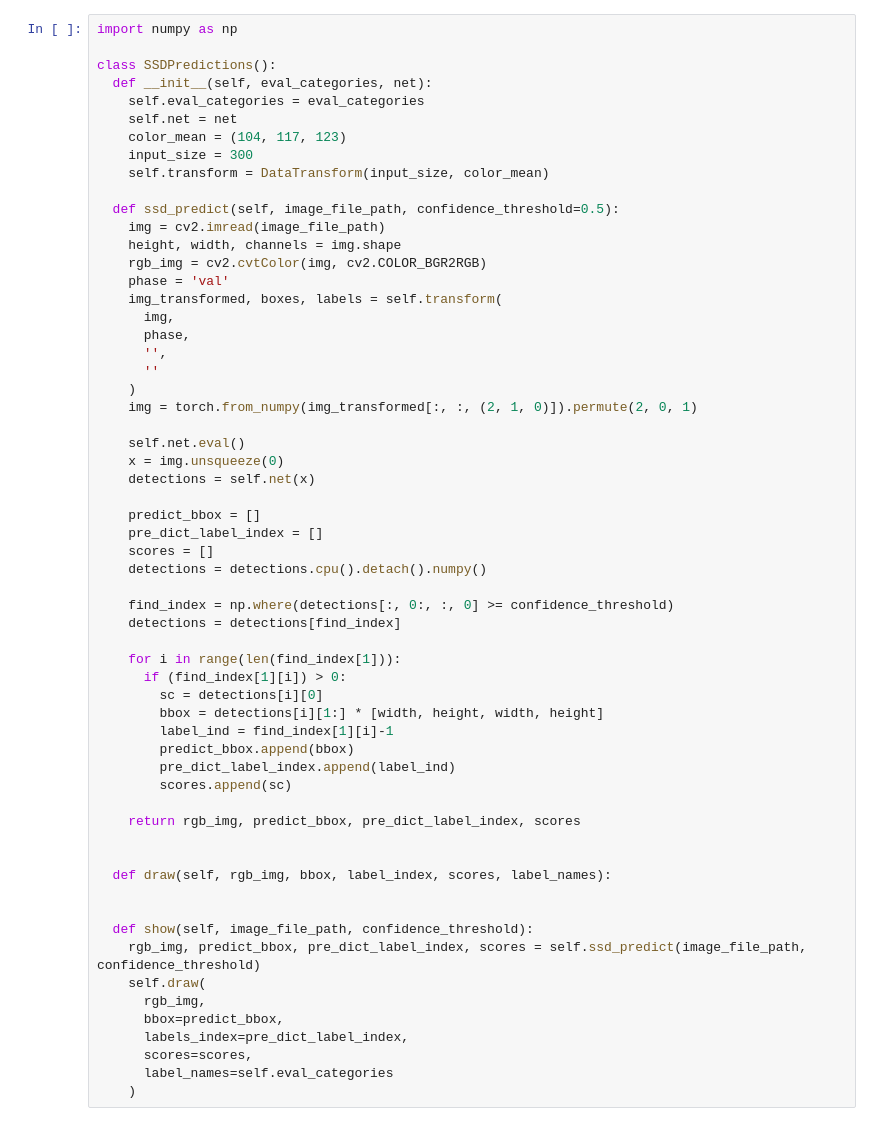
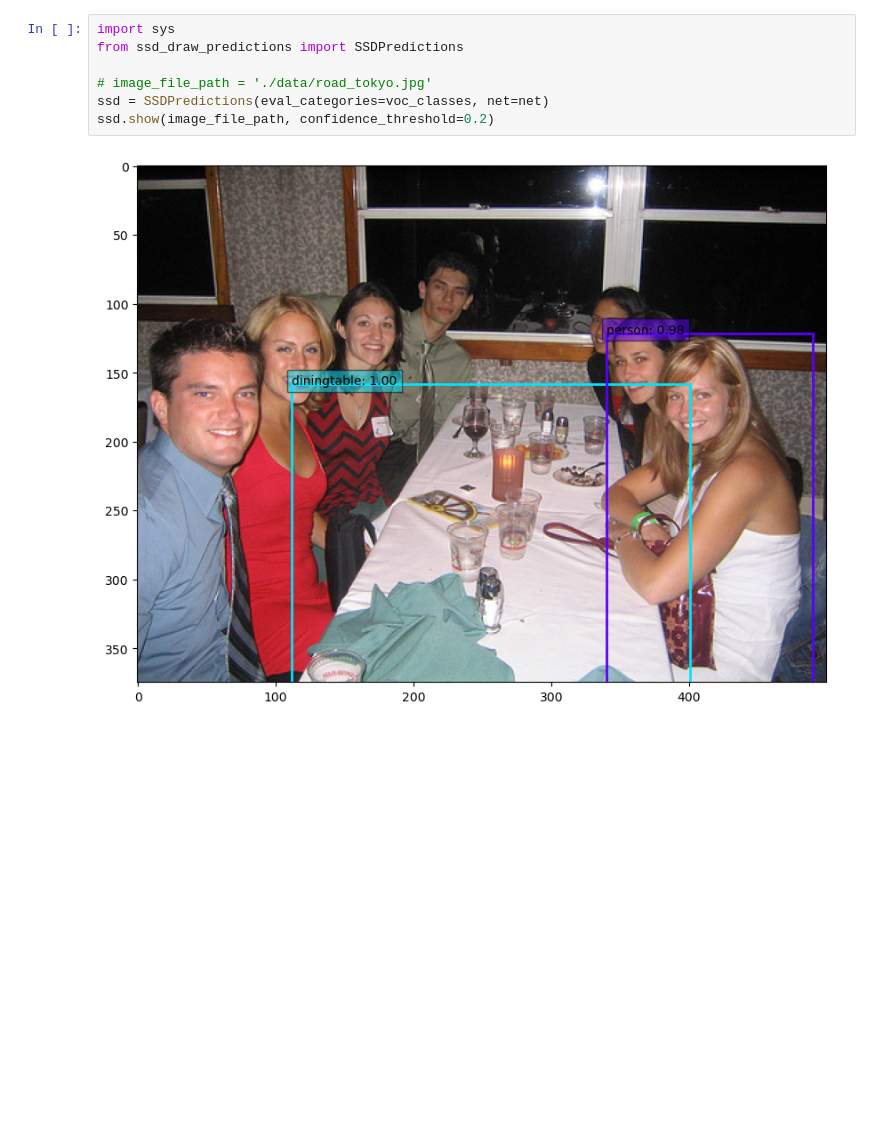
Before and after one commit to KashimaSho/object_detection, a Jupyter notebook: ssd_prediction.ipynb, the cells around one changed output. Cells and saved outputs as stored; diff of their text form; blank space fills up the shorter version.

```diff
--- a/ssd_prediction.ipynb
+++ b/ssd_prediction.ipynb
@@ -77,61 +78,10 @@ tensor([[[[ 0.0000,  0.0000,  0.0000,  0.0000,  0.0000],
        grad_fn=<DetectBackward>)
-# %%
-import numpy as np
-
-class SSDPredictions():
-  def __init__(self, eval_categories, net):
-    self.eval_categories = eval_categories
-    self.net = net
-    color_mean = (104, 117, 123)
-    input_size = 300
-    self.transform = DataTransform(input_size, color_mean)
-
-  def ssd_predict(self, image_file_path, confidence_threshold=0.5):
-    img = cv2.imread(image_file_path)
-    height, width, channels = img.shape
-    rgb_img = cv2.cvtColor(img, cv2.COLOR_BGR2RGB)
-    phase = 'val'
-    img_transformed, boxes, labels = self.transform(
-      img,
-      phase,
-      '',
-      ''
-    )
-    img = torch.from_numpy(img_transformed[:, :, (2, 1, 0)]).permute(2, 0, 1)
-
-    self.net.eval()
-    x = img.unsqueeze(0)
-    detections = self.net(x)
-
-    predict_bbox = []
-    pre_dict_label_index = []
-    scores = []
-    detections = detections.cpu().detach().numpy()
-
-    find_index = np.where(detections[:, 0:, :, 0] >= confidence_threshold)
-    detections = detections[find_index]
-
-    for i in range(len(find_index[1])):
-      if (find_index[1][i]) > 0:
-        sc = detections[i][0]
-        bbox = detections[i][1:] * [width, height, width, height]
-        label_ind = find_index[1][i]-1
-        predict_bbox.append(bbox)
-        pre_dict_label_index.append(label_ind)
-        scores.append(sc)
-
-    return rgb_img, predict_bbox, pre_dict_label_index, scores
-
-
-  def draw(self, rgb_img, bbox, label_index, scores, label_names):
-
-
-  def show(self, image_file_path, confidence_threshold):
-    rgb_img, predict_bbox, pre_dict_label_index, scores = self.ssd_predict(image_file_path, confidence_threshold)
-    self.draw(
-      rgb_img,
-      bbox=predict_bbox,
-      labels_index=pre_dict_label_index,
-      scores=scores,
-      label_names=self.eval_categories
-    )
+# %%
+import sys
+from ssd_draw_predictions import SSDPredictions
+
+# image_file_path = './data/road_tokyo.jpg'
+ssd = SSDPredictions(eval_categories=voc_classes, net=net)
+ssd.show(image_file_path, confidence_threshold=0.2)
+# %% [output]
+[figure, added]
```
Also changed, not shown: parts of 2 cells of this notebook, 1 other file.
